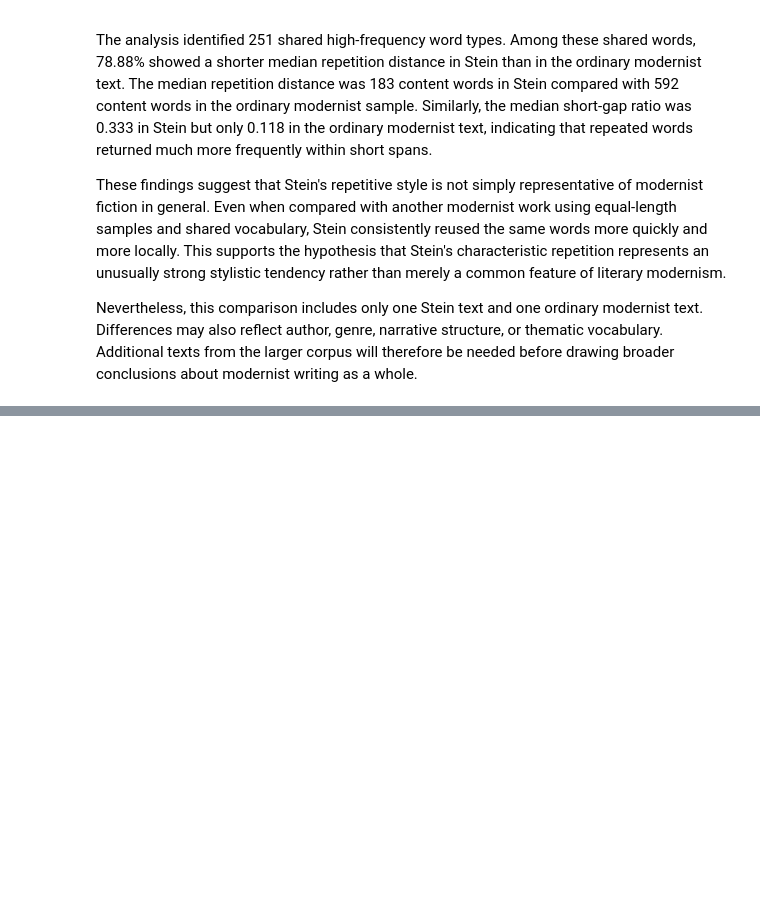
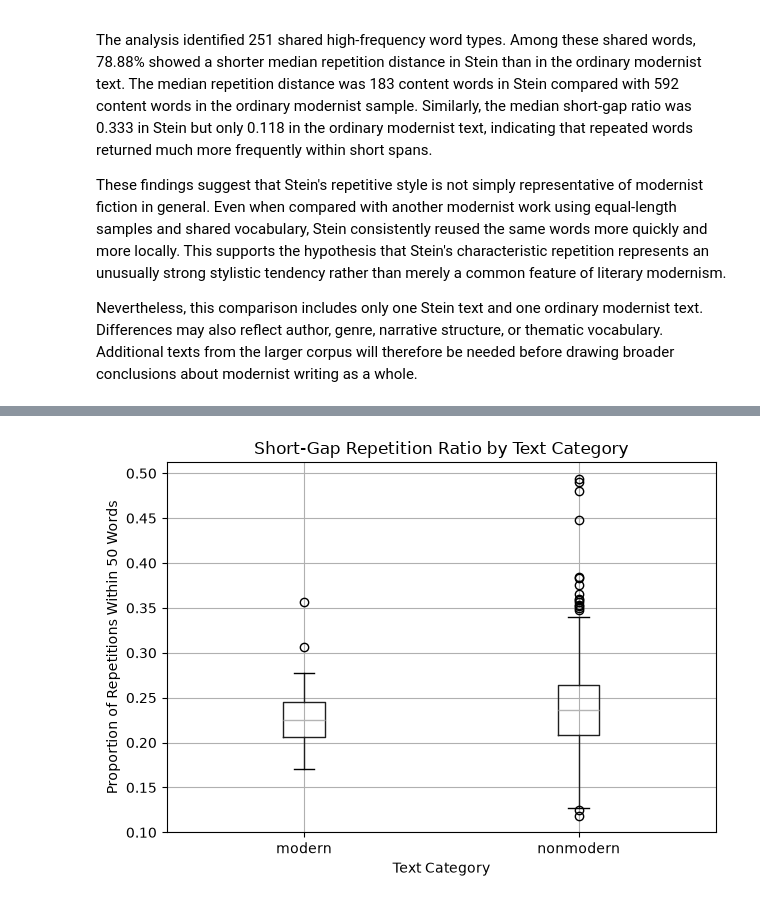
Before and after one commit to CiciXie-haotong/Modernism-Classifier, a Jupyter notebook: repetition_analysis.ipynb.ipynb, the cells around one changed output, grey strips where cells are left out. Drawn from its saved outputs; the diff is of its cells as text; code cells hidden in the pictures; blank space fills up the shorter version.

```diff
--- a/repetition_analysis.ipynb.ipynb
+++ b/repetition_analysis.ipynb.ipynb
@@ -3648,0 +4453,23 @@ Nevertheless, this comparison includes only one Stein text and one ordinary mode
+# %%
+corpus_features_df.boxplot(
+    column="short_gap_ratio_50",
+    by="label"
+)
+
+plt.title(
+    "Short-Gap Repetition Ratio by Text Category"
+)
+
+plt.suptitle("")
+
+plt.xlabel("Text Category")
+
+plt.ylabel(
+    "Proportion of Repetitions Within 50 Words"
+)
+
+plt.tight_layout()
+
+plt.show()
+# %% [output]
+[figure, added]
```
Also changed, not shown: parts of 45 cells of this notebook, 1 other file.
